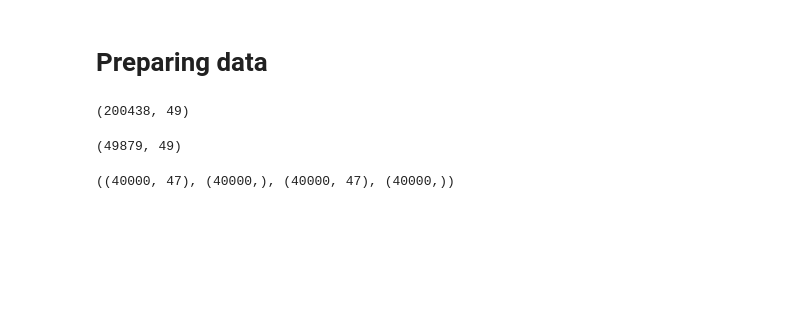
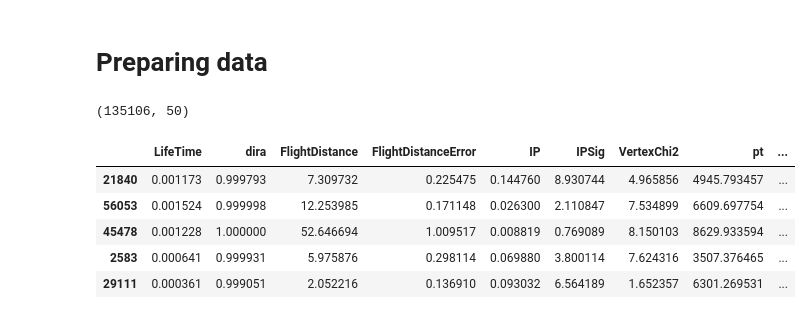
Before and after one commit to HolyBayes/Cross-domain-adaptation-on-HEP-HSE-course-work-, a Jupyter notebook: notebooks/DANN_HEP.ipynb, the cells around one changed output. Saved outputs shown, nothing was run; the diff lists cells and outputs as text; code cells hidden in the pictures; blank space fills up the shorter version.

```diff
--- a/notebooks/DANN_HEP.ipynb
+++ b/notebooks/DANN_HEP.ipynb
@@ -13,25 +14,27 @@ import pandas as pd
 
 from flip_gradient import flip_gradient
 from utils import *
+from evaluation import compute_ks, roc_auc_truncated
+from tqdm import tqdm, trange
+
+SEED = 5
+
+pd.set_option('display.max_columns', 100)
 
 %matplotlib inline
 # %% [markdown]
 # Preparing data
-# %%
-data = pd.read_csv('datasets/domains.csv')
-print data.shape
-data.head()
-features = data.drop(['signal', 'domain'], 1).columns
-# %% [output]
-(200438, 49)
-# %%
-data.query('domain == 0').shape
-# %% [output]
-(49879, 49)
-# %%
-source, target = data.query('domain == 0').reset_index(drop=True).sample(40000, random_state=5), data.query('domain == 1').reset_index(drop=True).sample(40000, random_state=5)
-Xs, ys = source[features].values, source.signal.values
-Xt, yt = target[features].values, target.signal.values
-Xs.shape, ys.shape, Xt.shape, yt.shape
-# %% [output]
-((40000, 47), (40000,), (40000, 47), (40000,))
+# %%
+label_prediction = pd.read_csv('datasets/training.csv.zip').drop('id', 1)
+label_prediction = pd.concat([label_prediction, label_prediction]).sample(frac=1., random_state=SEED)
+features = label_prediction.drop('signal', 1).columns
+print label_prediction.shape
+label_prediction.head()
+# %% [output]
+(135106, 50)
+|  | LifeTime | dira | FlightDistance | FlightDistanceError | IP | IPSig | VertexChi2 | pt | ... |
+| 21840 | 0.001173 | 0.999793 | 7.309732 | 0.225475 | 0.144760 | 8.930744 | 4.965856 | 4945.793457 | ... |
+| 56053 | 0.001524 | 0.999998 | 12.253985 | 0.171148 | 0.026300 | 2.110847 | 7.534899 | 6609.697754 | ... |
+| 45478 | 0.001228 | 1.000000 | 52.646694 | 1.009517 | 0.008819 | 0.769089 | 8.150103 | 8629.933594 | ... |
+| 2583 | 0.000641 | 0.999931 | 5.975876 | 0.298114 | 0.069880 | 3.800114 | 7.624316 | 3507.376465 | ... |
+| 29111 | 0.000361 | 0.999051 | 2.052216 | 0.136910 | 0.093032 | 6.564189 | 1.652357 | 6301.269531 | ... |
```
Also changed, not shown: parts of 20 cells of this notebook, 1 other file.
